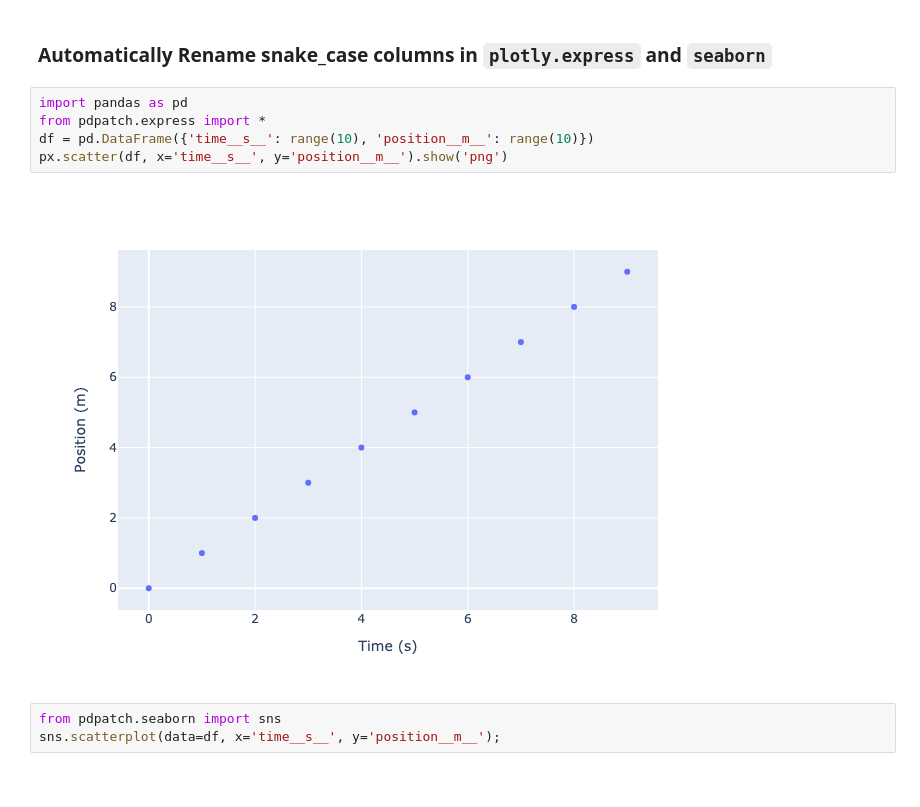
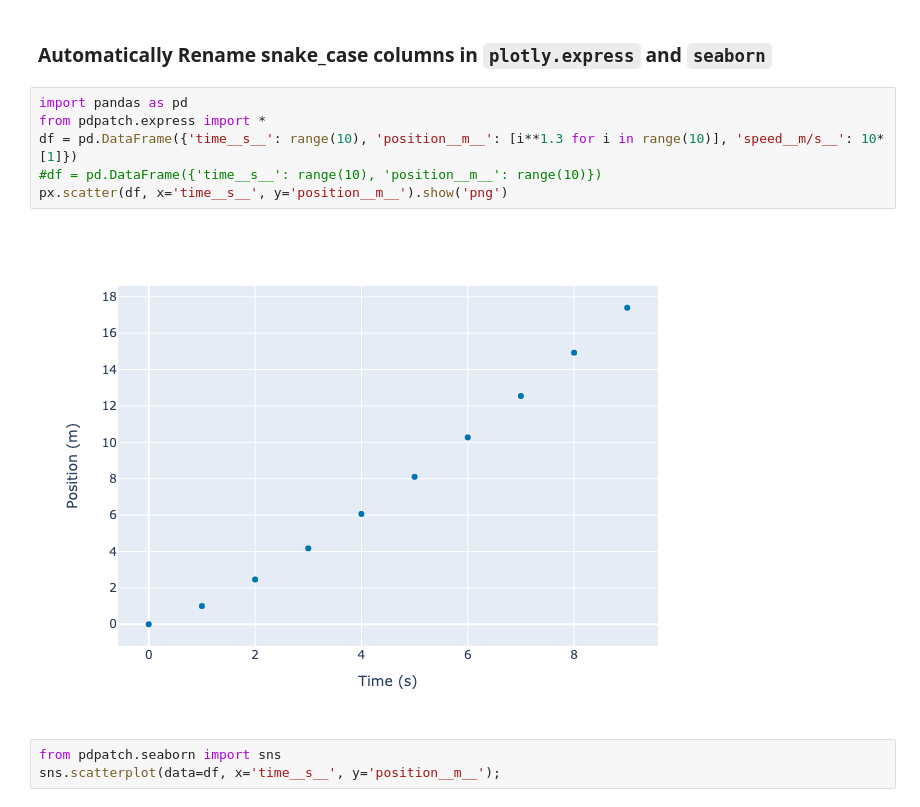
Before and after one commit to asappinc/pdpatch, a Jupyter notebook: index.ipynb, the cells around one changed output. Cells and saved outputs as stored; diff of their text form.

```diff
--- a/index.ipynb
+++ b/index.ipynb
@@ -21,10 +21,11 @@ from pdpatch.all import *
 # %%
 import pandas as pd
 from pdpatch.express import *
-df = pd.DataFrame({'time__s__': range(10), 'position__m__': range(10)})
+df = pd.DataFrame({'time__s__': range(10), 'position__m__': [i**1.3 for i in range(10)], 'speed__m/s__': 10*[1]})
+#df = pd.DataFrame({'time__s__': range(10), 'position__m__': range(10)})
 px.scatter(df, x='time__s__', y='position__m__').show('png')
 # %% [output]
-[figure, old version]
+[figure, new version]
 # %%
 from pdpatch.seaborn import sns
 sns.scatterplot(data=df, x='time__s__', y='position__m__');
```
Also changed, not shown: parts of 4 cells of this notebook, 5 other files.
